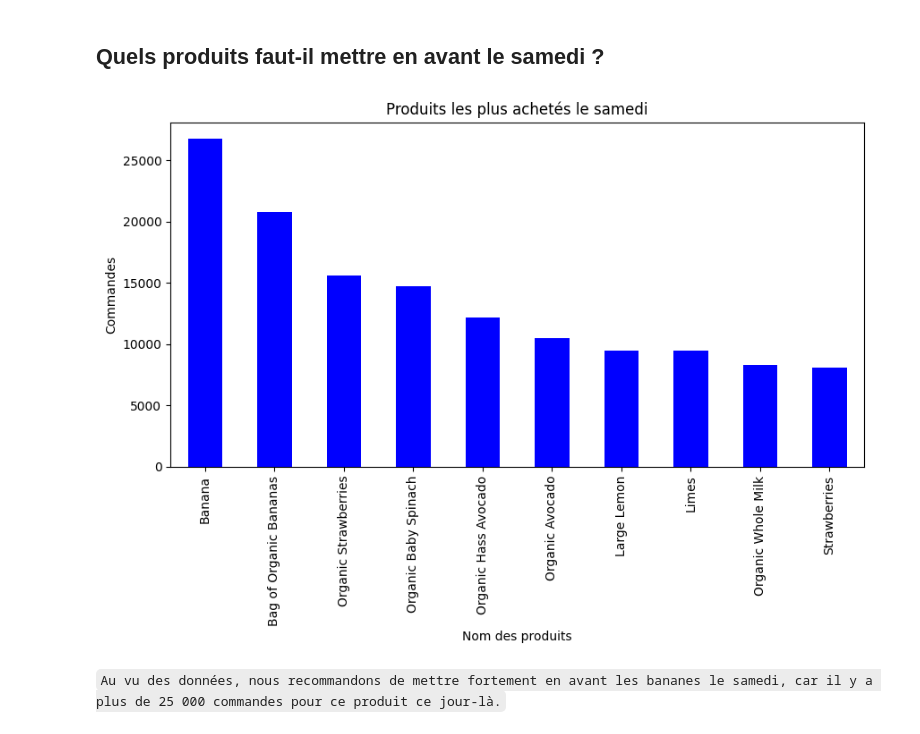
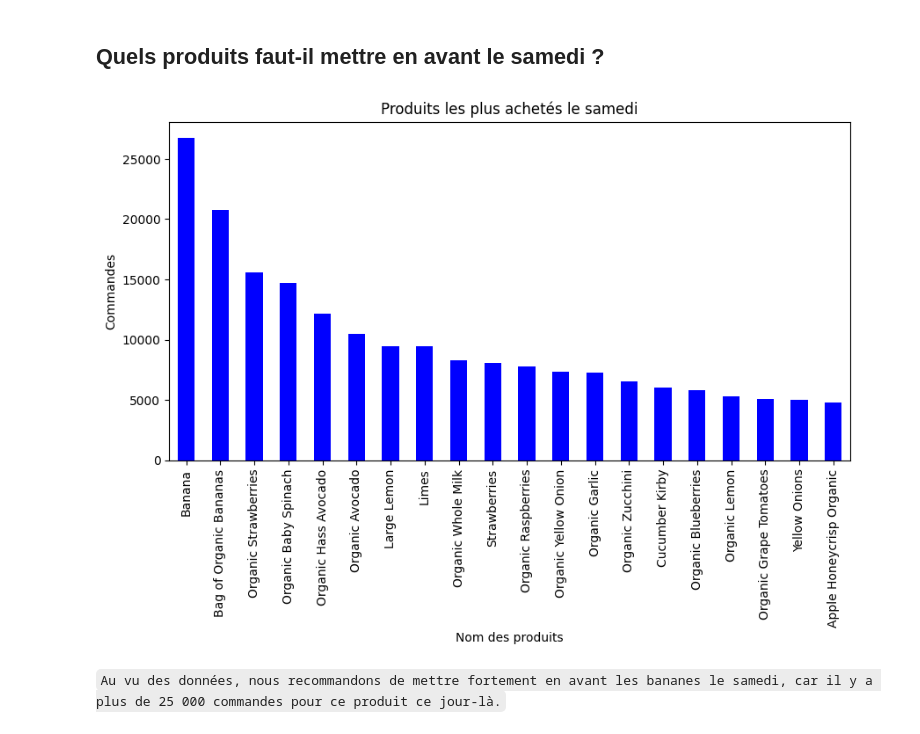
Before and after one commit to klasken/Nextbuy, a Jupyter notebook: notebook-marius.ipynb, the cells around one changed output. Saved outputs shown, nothing was run; the diff lists cells and outputs as text; code cells hidden in the pictures.

Commit message:
[+] add question 3 final graph

```diff
--- a/notebook-marius.ipynb
+++ b/notebook-marius.ipynb
@@ -101,18 +101,18 @@ Le grand ravitaillement mensuel : Le pic le plus important se trouve à 30 jours
 # %%
 df_orders_saturday = df_orders[df_orders["order_dow"] == 6]
 df_sat_prod = pd.merge(df_orders_saturday, df_order_products, on="order_id")
 df_final = pd.merge(df_sat_prod, df_products, on="product_id")
-top_10_sat = df_final["product_name"].value_counts().head(10)
+top_10_sat = df_final["product_name"].value_counts().head(20)
 
 df_orders_sat = df_sat_prod["product_id"].value_counts().sort_index()
 plt.figure(figsize=(10, 5))
 top_10_sat.plot(kind="bar", color="blue")
 plt.title("Produits les plus achetés le samedi")
 plt.xlabel("Nom des produits")
 plt.ylabel("Commandes")
 plt.show()
 # %% [output]
-[figure, old version]
+[figure, new version]
 # %% [markdown]
 `Au vu des données, nous recommandons de mettre fortement en avant les bananes le samedi, car il y a plus de 25 000 commandes pour ce produit ce jour-là.`
 # %% [markdown]
```
Also changed, not shown: parts of 1 cell of this notebook.
